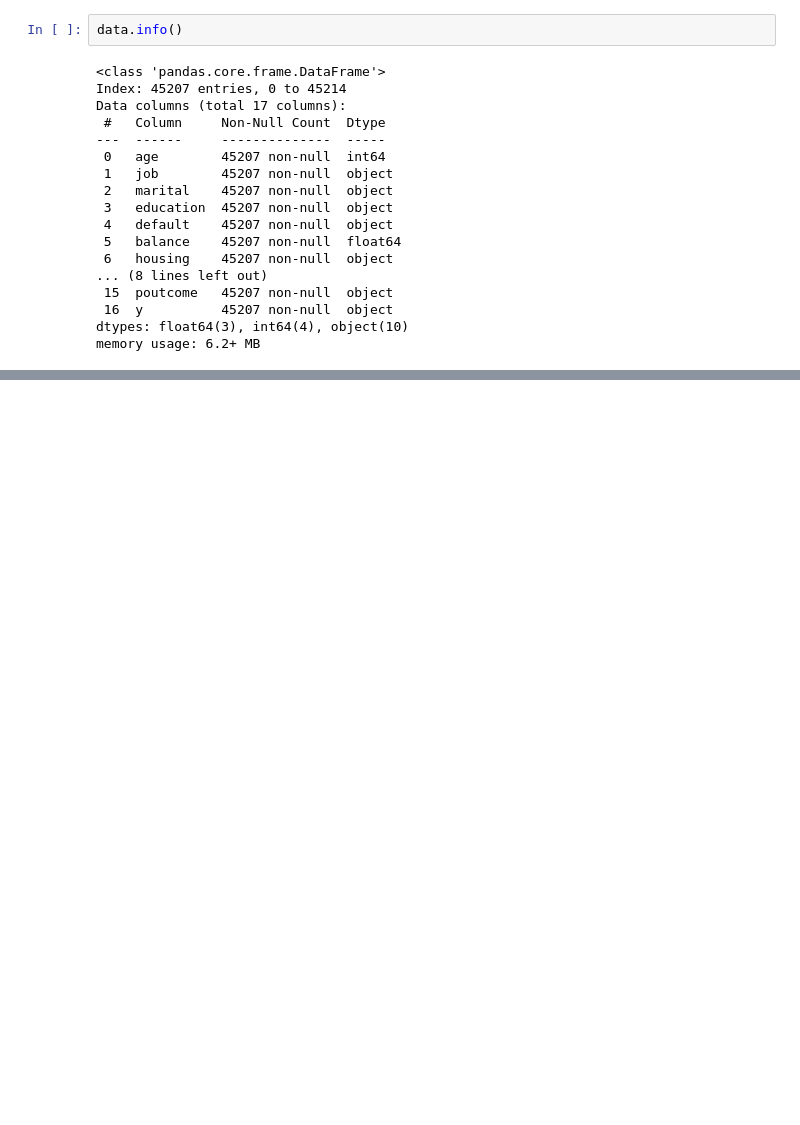
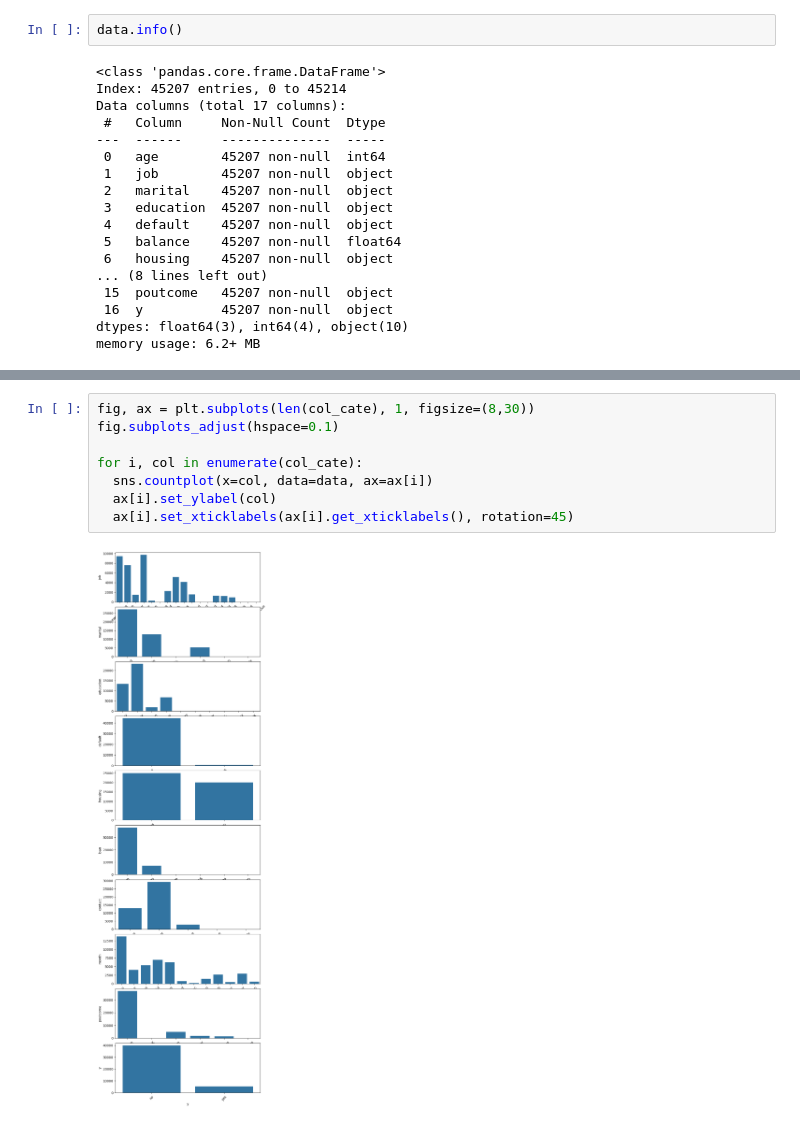
Before and after one commit to asegura4488/CienciaDatos, a Jupyter notebook: Semana3/Sesion5.ipynb, the cells around one changed output, grey strips where cells are left out. Drawn from its saved outputs; the diff is of its cells as text; blank space fills up the shorter version.

```diff
--- a/Semana3/Sesion5.ipynb
+++ b/Semana3/Sesion5.ipynb
@@ -109,0 +198,10 @@ print(data.duplicated().sum())
+# %%
+fig, ax = plt.subplots(len(col_cate), 1, figsize=(8,30))
+fig.subplots_adjust(hspace=0.1)
+
+for i, col in enumerate(col_cate):
+  sns.countplot(x=col, data=data, ax=ax[i])
+  ax[i].set_ylabel(col)
+  ax[i].set_xticklabels(ax[i].get_xticklabels(), rotation=45)
+# %% [output]
+[figure, added]
```
Also changed, not shown: parts of 12 cells of this notebook.
